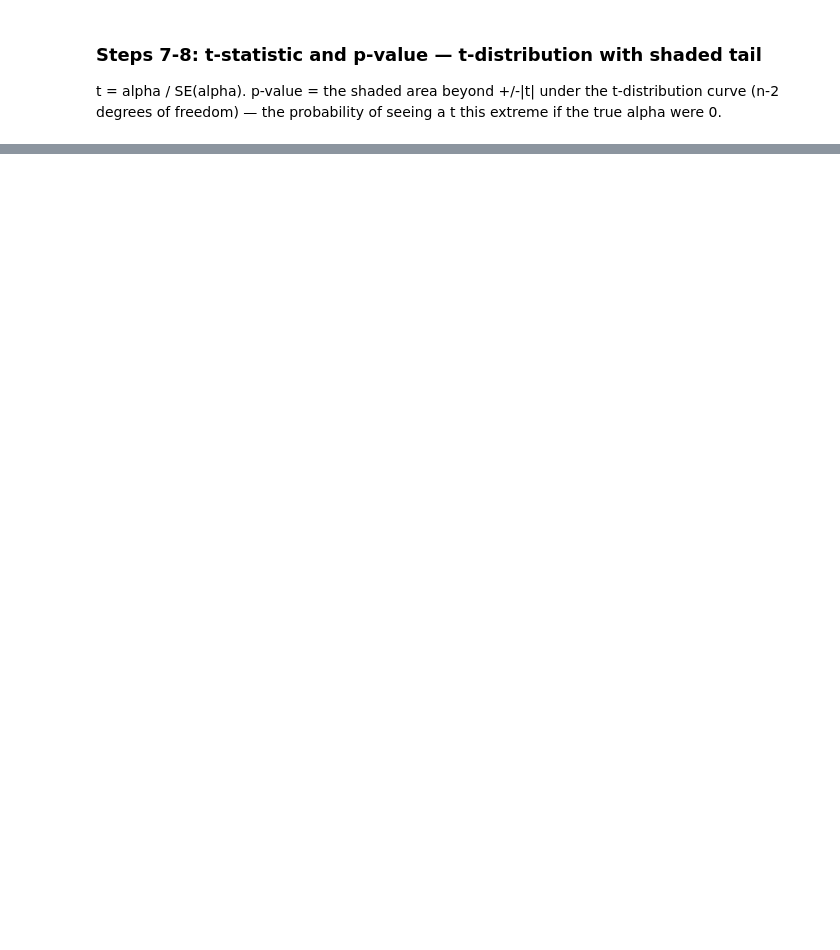
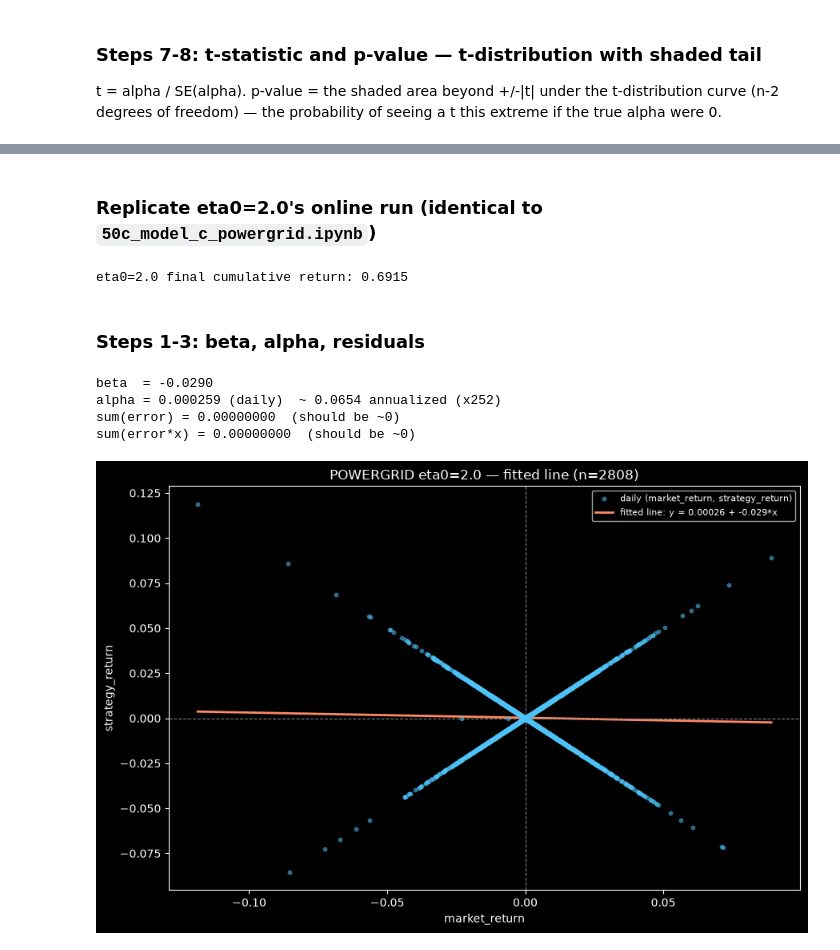
Before and after one commit to Saurav-cloud9/CodePonting, a Jupyter notebook: Algo_Trading/Framework_V2/scripts/trials/regime_model/memlabs/52_alpha_beta_concept_and_powergrid.ipynb, the cells around one changed output, grey strips where cells are left out. Saved outputs shown, nothing was run; the diff lists cells and outputs as text; code cells hidden in the pictures; blank space fills up the shorter version.

```diff
--- a/Algo_Trading/Framework_V2/scripts/trials/regime_model/memlabs/52_alpha_beta_concept_and_powergrid.ipynb
+++ b/Algo_Trading/Framework_V2/scripts/trials/regime_model/memlabs/52_alpha_beta_concept_and_powergrid.ipynb
@@ -193,0 +242,64 @@ set above. Added once the concept plots above are confirmed correct.
+# %% [markdown]
+### Replicate eta0=2.0's online run (identical to `50c_model_c_powergrid.ipynb`)
+# %%
+def run_replication(eta0):
+    model = SGDRegressor(loss="epsilon_insensitive", epsilon=0.0002, penalty=None,
+                          learning_rate="pa1", eta0=eta0, random_state=69)
+    scaler = StandardScaler()
+    rows = []
+    for t in range(len(X_stream)):
+        X_t = X_stream[t].reshape(1, -1)
+        y_t = np.array([y_stream[t]])
+        scaler.partial_fit(X_t)
+        X_t_scaled = scaler.transform(X_t)
+        pred_y = 0.0 if t == 0 else model.predict(X_t_scaled)[0]
+        model.partial_fit(X_t_scaled, y_t)
+        signal = np.sign(pred_y)
+        rows.append({'sig': signal, 'true_y': y_t[0], 'trade_log_return': signal * y_t[0]})
+    return pd.DataFrame(rows)
+
+df_eta2 = run_replication(eta0=2.0)
+print(f"eta0=2.0 final cumulative return: {df_eta2['trade_log_return'].cumsum().iloc[-1]:.4f}")
+
+market_return = df_eta2['true_y'].to_numpy()
+strategy_return = df_eta2['trade_log_return'].to_numpy()
+n = len(market_return)
+# %% [output]
+eta0=2.0 final cumulative return: 0.6915
+# %% [markdown]
+### Steps 1-3: beta, alpha, residuals
+# %%
+x_bar = market_return.mean()
+y_bar = strategy_return.mean()
+cov_xy = np.mean((market_return - x_bar) * (strategy_return - y_bar))
+var_x = np.mean((market_return - x_bar) ** 2)
+beta = cov_xy / var_x
+alpha = y_bar - beta * x_bar
+
+fitted = alpha + beta * market_return
+error = strategy_return - fitted
+
+print(f"beta  = {beta:.4f}")
+print(f"alpha = {alpha:.6f} (daily)  ~ {alpha*252:.4f} annualized (x252)")
+print(f"sum(error) = {error.sum():.8f}  (should be ~0)")
+print(f"sum(error*x) = {(error*market_return).sum():.8f}  (should be ~0)")
+
+fig, ax = plt.subplots(figsize=(9, 6))
+ax.scatter(market_return, strategy_return, color='#4fc3f7', s=10, alpha=0.5, zorder=3, label='daily (market_return, strategy_return)')
+x_line = np.linspace(market_return.min(), market_return.max(), 200)
+y_line = alpha + beta * x_line
+ax.plot(x_line, y_line, color='#ff8a65', lw=2, label=f'fitted line: y = {alpha:.5f} + {beta:.3f}*x')
+ax.axvline(0, color='gray', lw=0.8, ls='--')
+ax.axhline(0, color='gray', lw=0.8, ls='--')
+ax.set_xlabel('market_return'); ax.set_ylabel('strategy_return')
+ax.set_title(f'POWERGRID eta0=2.0 — fitted line (n={n})')
+ax.legend(fontsize=8)
+plt.tight_layout()
+plt.savefig('52b_check_scatter_fitted_line.png', dpi=110)
+plt.show()
+# %% [output]
+beta  = -0.0290
+alpha = 0.000259 (daily)  ~ 0.0654 annualized (x252)
+sum(error) = 0.00000000  (should be ~0)
+sum(error*x) = 0.00000000  (should be ~0)
+[figure, added]
```
Also changed, not shown: parts of 14 cells of this notebook, 38 other files.
